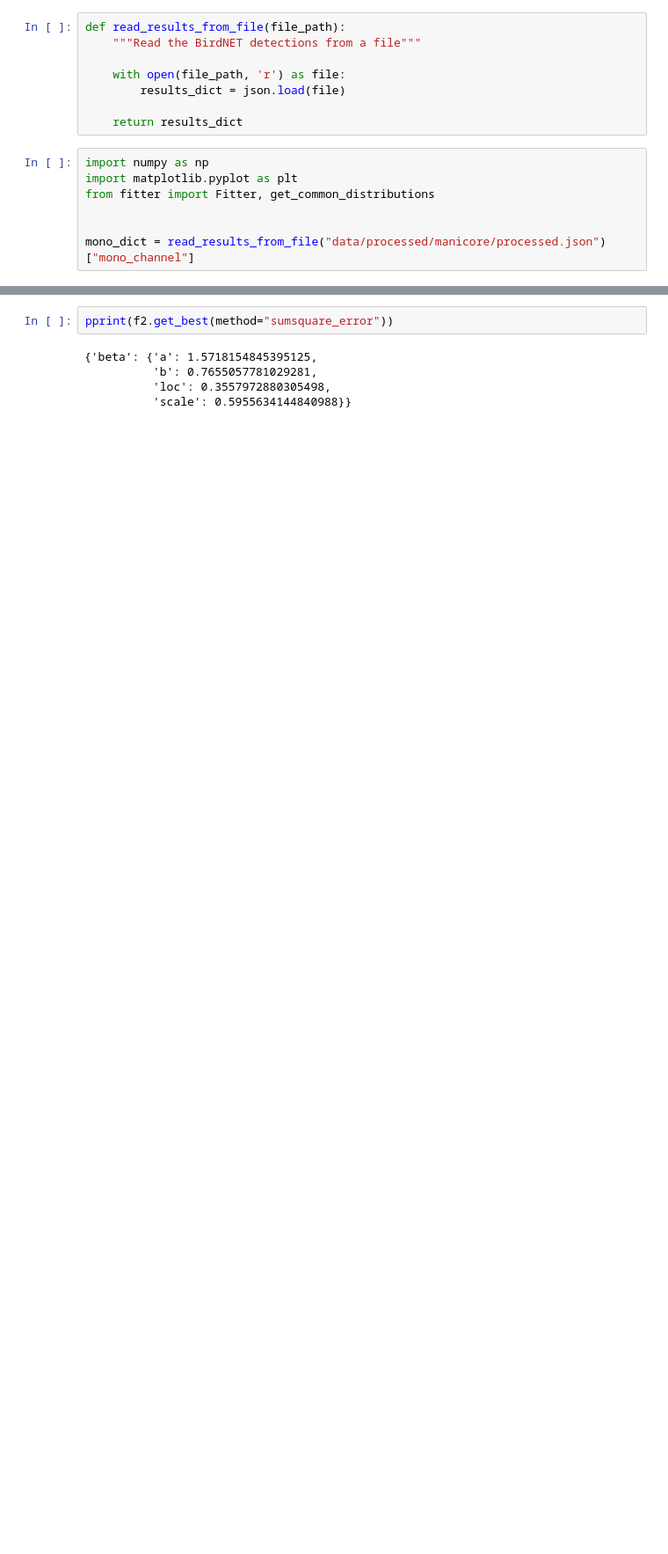
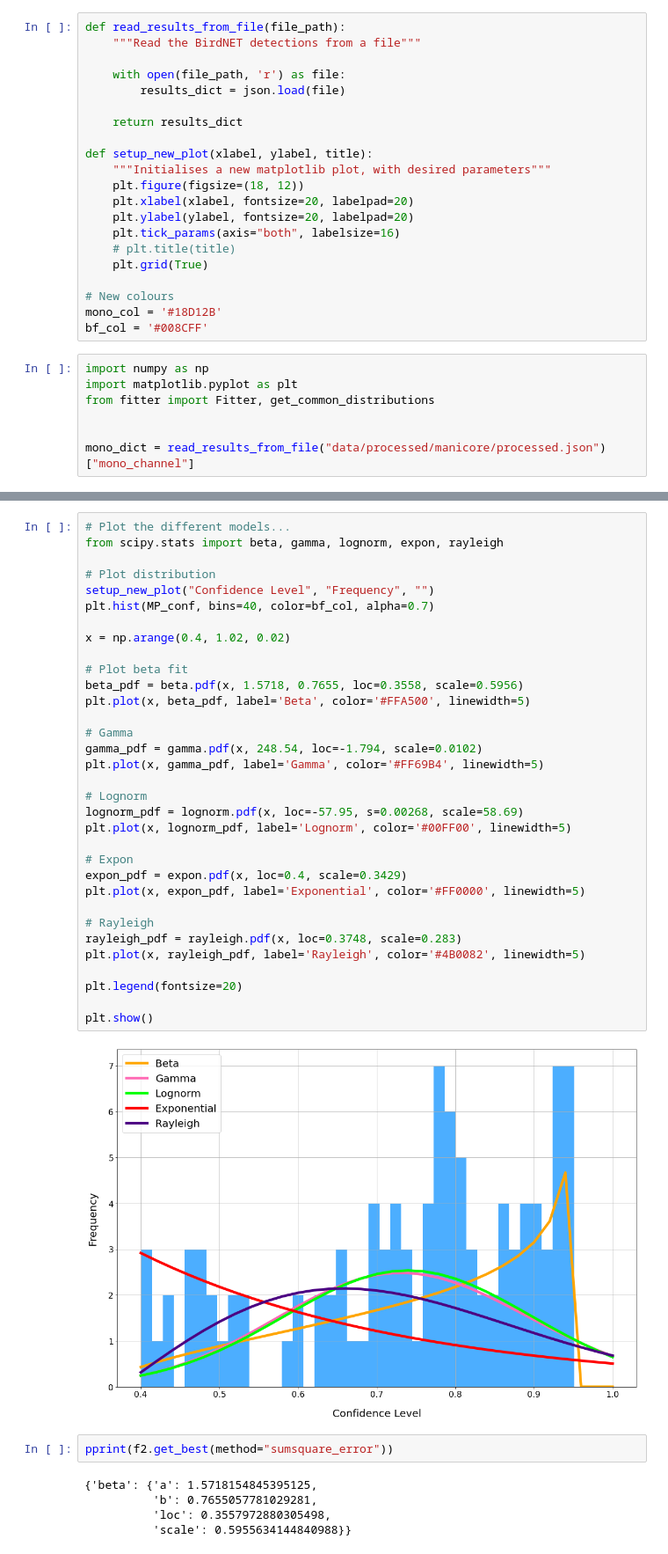
Before and after one commit to JamesSkinna/Masters_6mic_analysis, a Jupyter notebook: src/analysis_scripts/statistical_inference_tests.ipynb, the cells around one changed output, grey strips where cells are left out. Shown at 88% size. Cells and saved outputs as stored; diff of their text form; blank space fills up the shorter version.

```diff
--- a/src/analysis_scripts/statistical_inference_tests.ipynb
+++ b/src/analysis_scripts/statistical_inference_tests.ipynb
@@ -37,6 +37,19 @@ def read_results_from_file(file_path):
         results_dict = json.load(file)
 
     return results_dict
+
+def setup_new_plot(xlabel, ylabel, title):
+    """Initialises a new matplotlib plot, with desired parameters"""
+    plt.figure(figsize=(18, 12))
+    plt.xlabel(xlabel, fontsize=20, labelpad=20)
+    plt.ylabel(ylabel, fontsize=20, labelpad=20)
+    plt.tick_params(axis="both", labelsize=16)
+    # plt.title(title)
+    plt.grid(True)
+
+# New colours
+mono_col = '#18D12B'
+bf_col = '#008CFF'
 # %%
 import numpy as np
 import matplotlib.pyplot as plt
@@ -73,6 +88,41 @@ f2.summary()
 | rayleigh | 397.591874 | -74.871730 | 149.793558 | inf | 0.177201 | 2.072125e-03 |
 | expon | 493.789571 | -49.409296 | 172.978684 | inf | 0.283077 | 4.438658e-08 |
 [figure]
+# %%
+# Plot the different models...
+from scipy.stats import beta, gamma, lognorm, expon, rayleigh
+
+# Plot distribution
+setup_new_plot("Confidence Level", "Frequency", "")
+plt.hist(MP_conf, bins=40, color=bf_col, alpha=0.7)
+
+x = np.arange(0.4, 1.02, 0.02)
+
+# Plot beta fit
+beta_pdf = beta.pdf(x, 1.5718, 0.7655, loc=0.3558, scale=0.5956)
+plt.plot(x, beta_pdf, label='Beta', color='#FFA500', linewidth=5)
+
+# Gamma
+gamma_pdf = gamma.pdf(x, 248.54, loc=-1.794, scale=0.0102)
+plt.plot(x, gamma_pdf, label='Gamma', color='#FF69B4', linewidth=5)
+
+# Lognorm
+lognorm_pdf = lognorm.pdf(x, loc=-57.95, s=0.00268, scale=58.69)
+plt.plot(x, lognorm_pdf, label='Lognorm', color='#00FF00', linewidth=5)
+
+# Expon
+expon_pdf = expon.pdf(x, loc=0.4, scale=0.3429)
+plt.plot(x, expon_pdf, label='Exponential', color='#FF0000', linewidth=5)
+
+# Rayleigh
+rayleigh_pdf = rayleigh.pdf(x, loc=0.3748, scale=0.283)
+plt.plot(x, rayleigh_pdf, label='Rayleigh', color='#4B0082', linewidth=5)
+
+plt.legend(fontsize=20)
+
+plt.show()
+# %% [output]
+[figure, added]
 # %%
 pprint(f2.get_best(method="sumsquare_error"))
 # %% [output]
```
Also changed, not shown: parts of 7 cells of this notebook, 9 other files.
